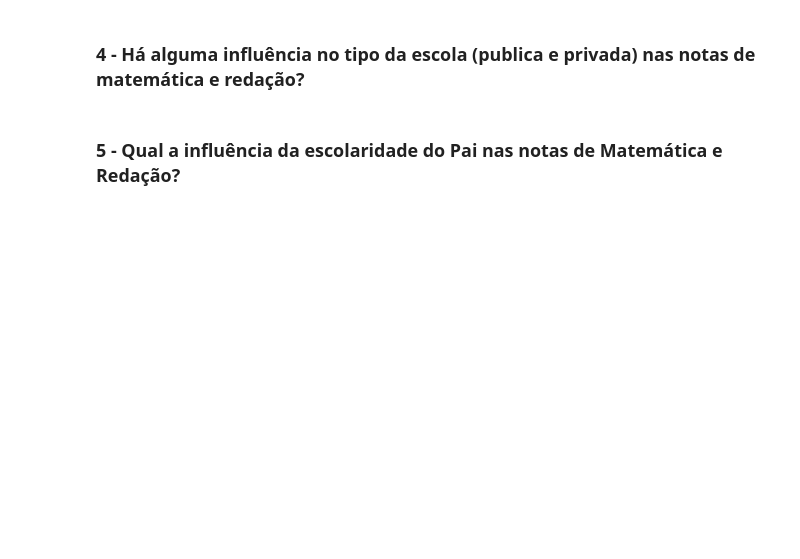
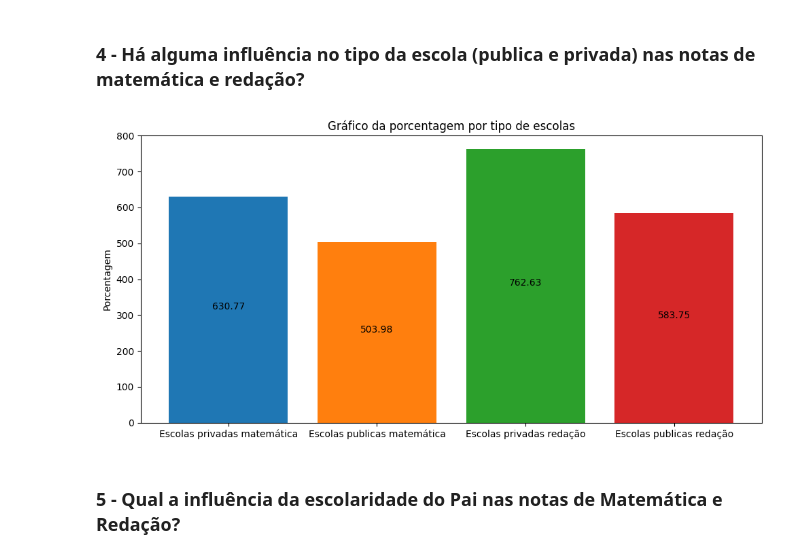
Before and after one commit to EvellenGomes/processamentoDados, a Jupyter notebook: trabalho_final.ipynb, the cells around one changed output. Saved outputs shown, nothing was run; the diff lists cells and outputs as text; code cells hidden in the pictures; blank space fills up the shorter version.

```diff
--- a/trabalho_final.ipynb
+++ b/trabalho_final.ipynb
@@ -394,28 +399,30 @@ plt.close()
 ### 4 - Há alguma influência no tipo da escola (publica e privada) nas notas de matemática e redação?
 # %%
 # Para resposta dessa questão foi considerada a média das notas dos alunos presentes (excluindo faltas)
-data = tipo_de_escola_de_dados.values[0]
+data = df_dados_por_tipo_de_escola.values[0]
 
 graphic = {
     'Escolas privadas matemática': data[1],
     'Escolas publicas matemática': data[2],
     'Escolas privadas redação': data[3],
     'Escolas publicas redação': data[4]
 }
 
 plt.figure(figsize=(10, 5))
 counter = 0
 
 for key, value in graphic.items():
     plt.bar(key, value)
     plt.text(counter, value / 2, value, ha='center')
     counter += 1
 
 plt.ylabel('Porcentagem')
 plt.title('Gráfico da porcentagem por tipo de escolas')
 plt.tight_layout()
 plt.show()
 plt.close()
+# %% [output]
+[figure, added]
 # %% [markdown]
 ### 5 - Qual a influência da escolaridade do Pai nas notas de Matemática e Redação?
 # %%
```
Also changed, not shown: parts of 10 cells of this notebook.
